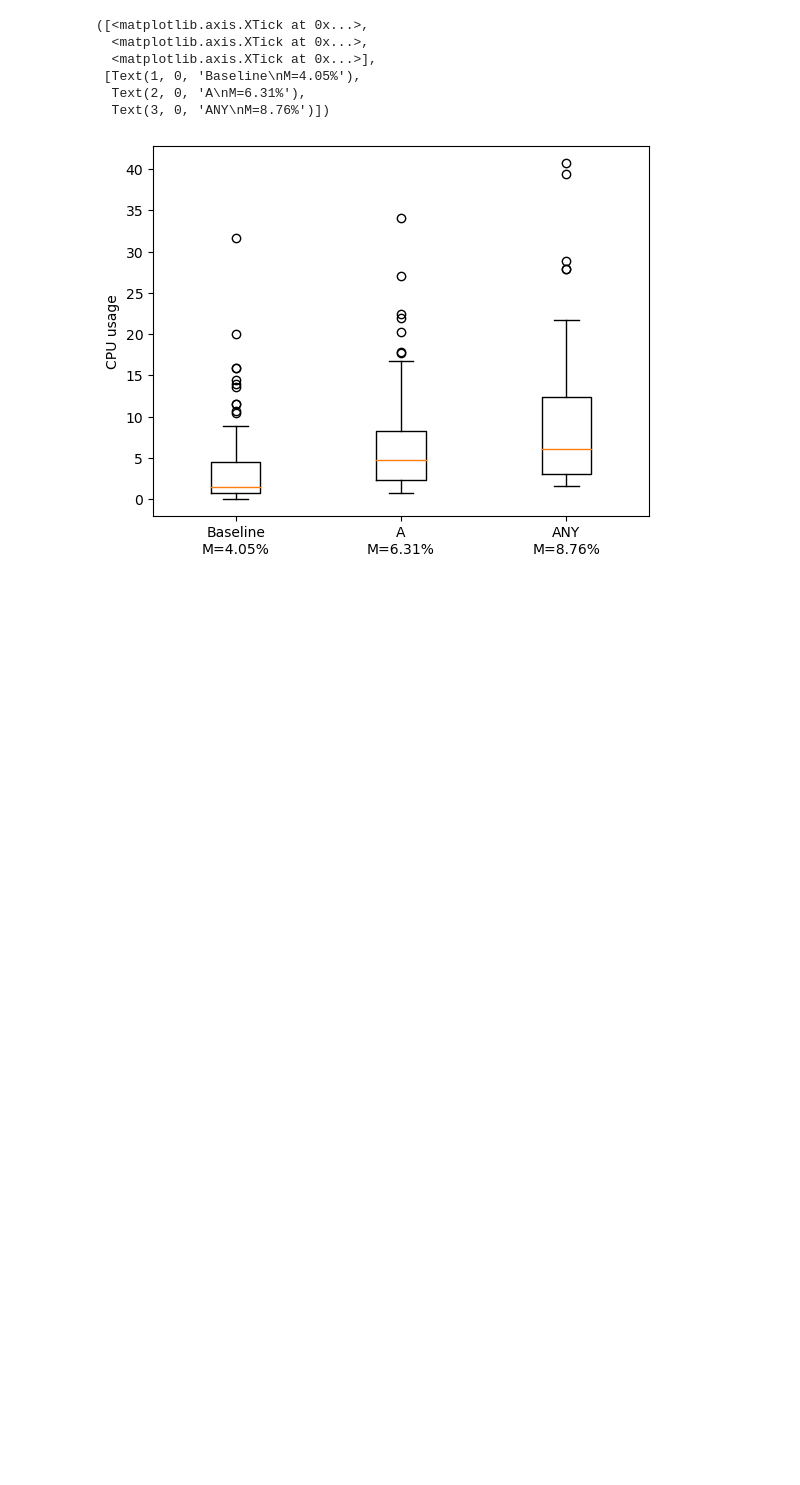
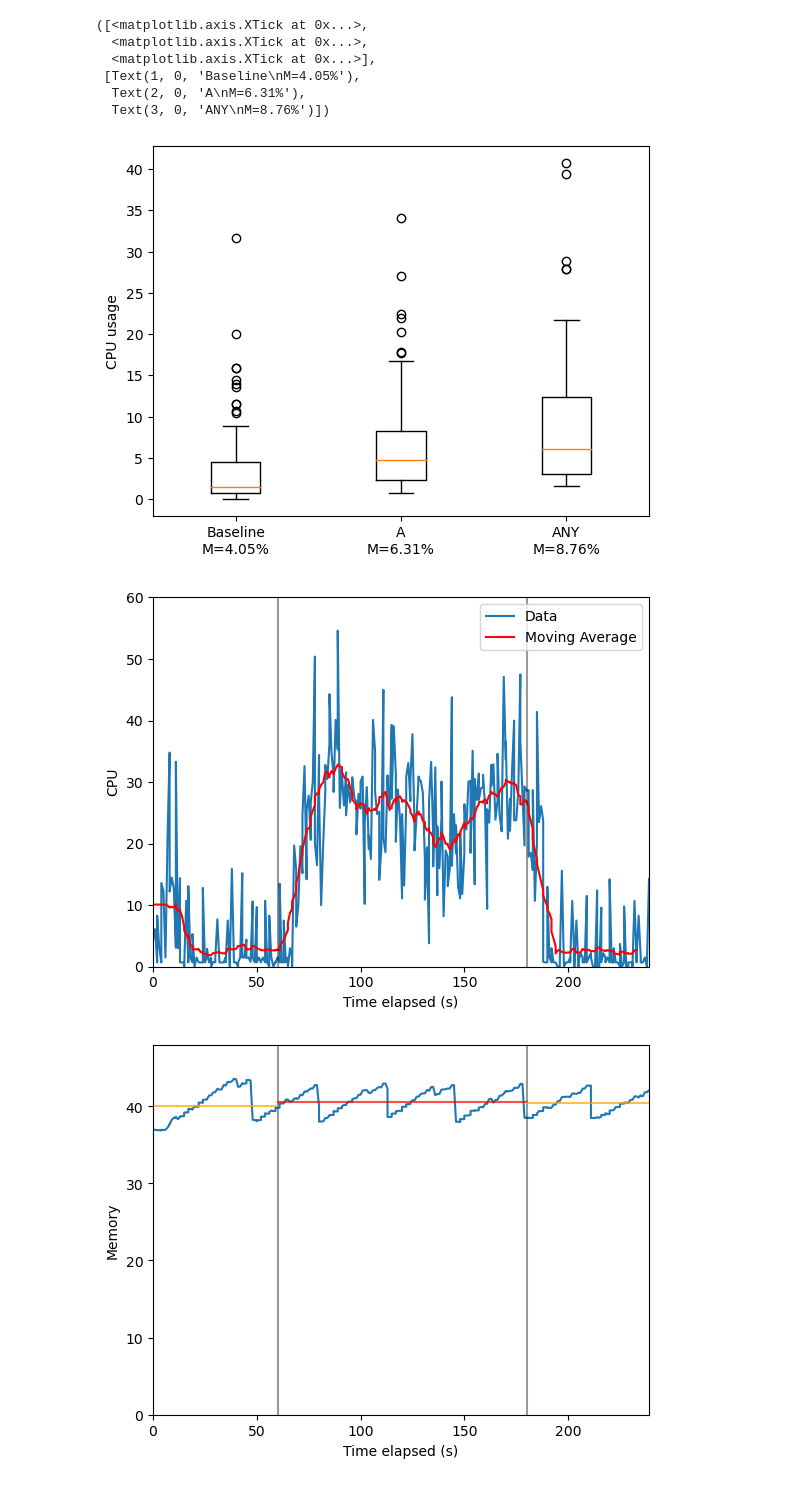
Before and after one commit to AndreaAlberti07/DNS-Reflection-and-Amplification-Attack, a Jupyter notebook: data/server_analysis.ipynb, the cells around one changed output. Saved outputs shown, nothing was run; the diff lists cells and outputs as text; code cells hidden in the pictures; blank space fills up the shorter version.

```diff
--- a/data/server_analysis.ipynb
+++ b/data/server_analysis.ipynb
@@ -106,3 +106,10 @@ plt.xticks(range(1, len(xlabels) + 1), xlabels)  # Set the x-axis tick labels as
   Text(2, 0, 'A\nM=6.31%'),
   Text(3, 0, 'ANY\nM=8.76%')])
 [figure]
+# %%
+df = load_df('full_data/server_ANY_50K.csv')
+plot_with_ma(df, "CPU")
+plot_no_ma(df, "Memory")
+# %% [output]
+[figure, added]
+[figure, added]
```
Also changed, not shown: parts of 1 cell of this notebook, 6 other files.
